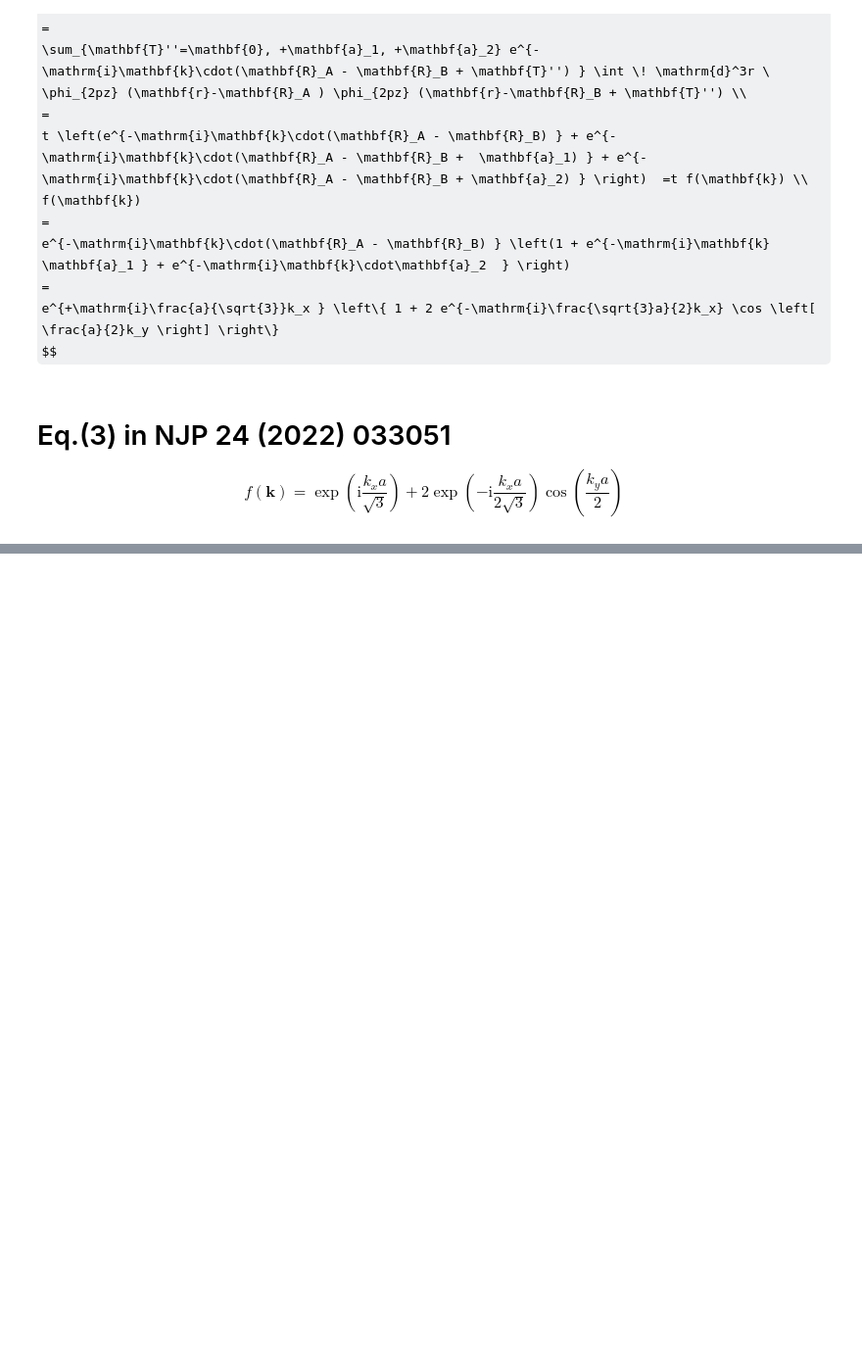
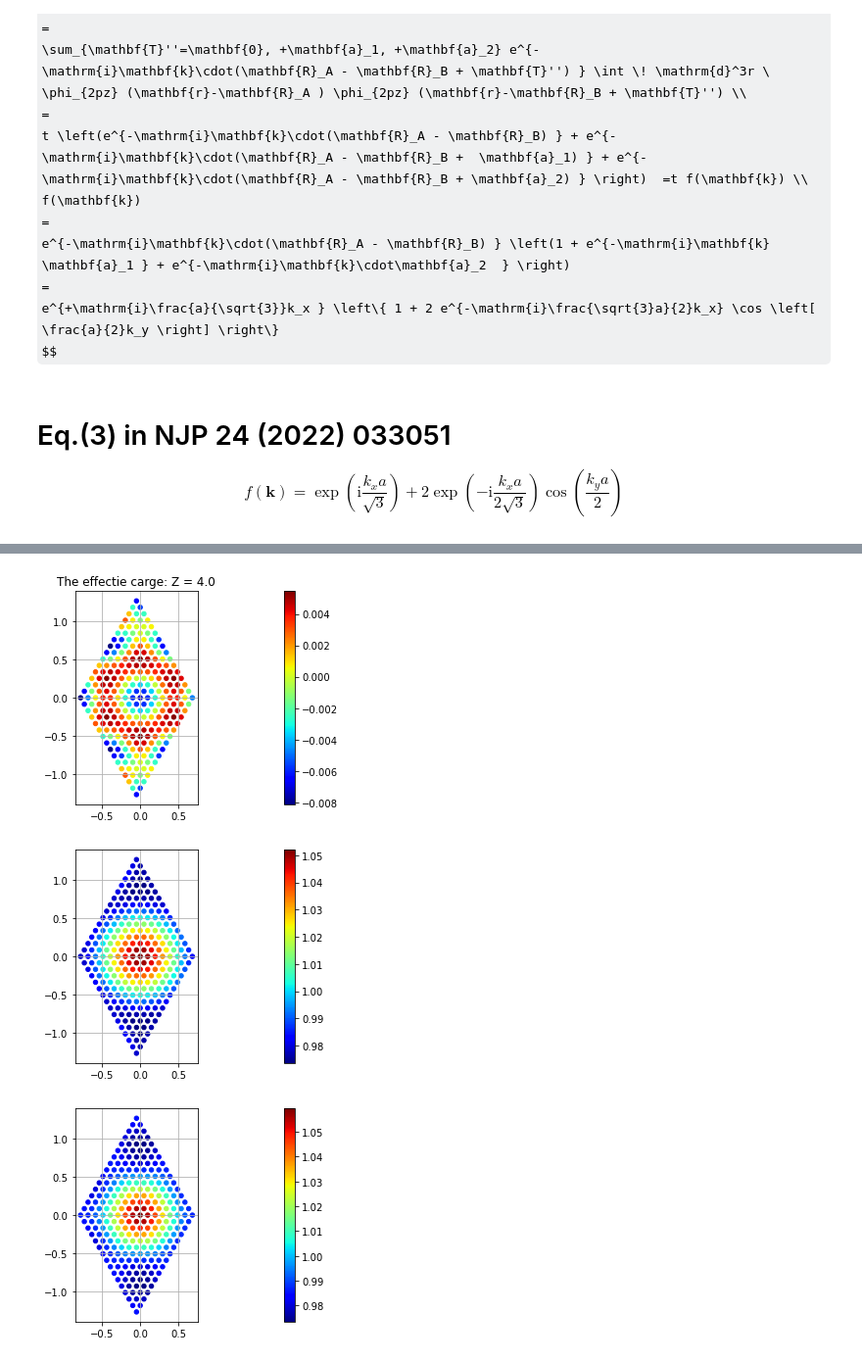
Before and after one commit to Yasushi-Shinohara/2DTBWFAO, a Jupyter notebook: src/TBWF.ipynb, the cells around one changed output, grey strips where cells are left out. Shown at 98% size. Cells and saved outputs as stored; diff of their text form; code cells hidden in the pictures; some formulas as TeX source; blank space fills up the shorter version.

```diff
--- a/src/TBWF.ipynb
+++ b/src/TBWF.ipynb
@@ -1312,22 +124,0 @@ NameError: name 'get_1s' is not defined
-# %%
-# Test code for overlap integral \int d^3r phi_A (r) phi_B(r)
-##
-Z = 4.0
-##
-Lx = 12 #Larger box along x-axis for shiting atomic positions along x-axis
-Ly = 8
-Lz = 8
-Nx = 120
-Ny = 80
-Nz = 80
-r, dV, V = get_rgrid(Nx, Ny, Nz, Lx, Ly, Lz)
-##
-d = 0.0 # Seperation of the two atomic orbitals
-RcA = np.array([d/2.0, 0.0, 0.0])
-RcB = np.array([-d/2.0, 0.0, 0.0])
-phiA = get_2pz(r, RcA, Z)
-print('max, min = ', np.amax(np.abs(phiA)), np.amin(np.abs(phiA)))
-phiB = get_2pz(r, RcB, Z)
-print('max, min = ', np.amax(np.abs(phiB)), np.amin(np.abs(phiB)))
-
-print('The ovelap integral', np.sum(phiA*phiB)*dV)
@@ -1450,0 +569,27 @@ print(0.246*np.sqrt(3.0)/3.0/Bohr2nm)
+# %%
+#
+plt.figure()
+plt.title('The effectie carge: Z = '+str(Z))
+plt.scatter(k_array[:,0], k_array[:,1], s = 5000.0/(N1k*N2k), c=(normkplus_array - normkminus_array)/(normkplus_array + normkminus_array)*2.0, cmap=plt.cm.jet)
+plt.grid()
+plt.colorbar()
+plt.axis('scaled')
+plt.show()
+#
+plt.figure()
+plt.scatter(k_array[:,0], k_array[:,1], s = 5000.0/(N1k*N2k), c=normkplus_array, cmap=plt.cm.jet)
+plt.grid()
+plt.colorbar()
+plt.axis('scaled')
+plt.show()
+#
+plt.figure()
+plt.scatter(k_array[:,0], k_array[:,1], s = 5000.0/(N1k*N2k), c=normkminus_array, cmap=plt.cm.jet)
+plt.grid()
+plt.colorbar()
+plt.axis('scaled')
+plt.show()
+# %% [output]
+[figure, added]
+[figure, added]
+[figure, added]
```
Also changed, not shown: parts of 51 cells of this notebook.
